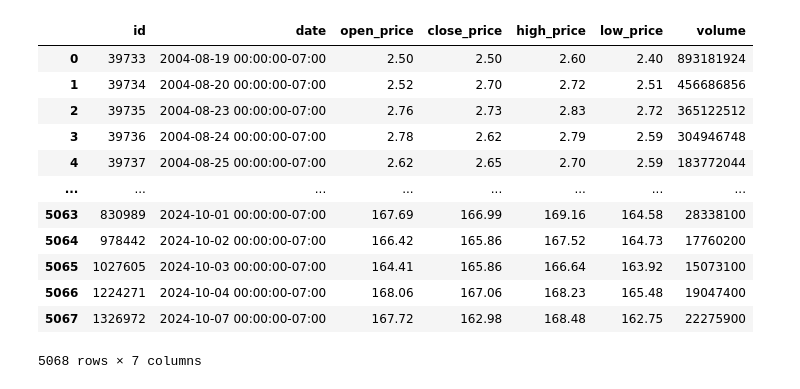
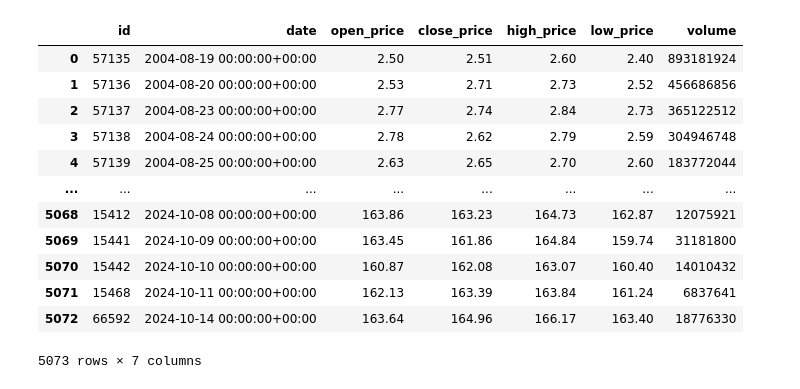
Before and after one commit to marcolanfranchi/stock-models, a Jupyter notebook: models/googl_regress.ipynb, the cells around one changed output. Drawn from its saved outputs; the diff is of its cells as text; code cells hidden in the pictures.

```diff
--- a/models/googl_regress.ipynb
+++ b/models/googl_regress.ipynb
@@ -16,28 +26,29 @@ from sklearn.metrics import accuracy_score
 # %%
-# connect to database and get data
+# connect to database and get price data
 
-conn = connect_to_db(env="dev")
+conn = connect_to_db(env="prod")
 cursor = conn.cursor()
 
 ticker = 'GOOGL'
-googl_data = pd.read_sql_query('''
+data = pd.read_sql_query('''
                                SELECT * FROM public.stocks WHERE ticker = 'GOOGL' ORDER BY date ASC;
                                ''', conn)
-googl_data = googl_data.drop(columns=['ticker'])
+data = data.drop(columns=['ticker'])
 # price_data = price_data.set_index('date')
-googl_data = pd.DataFrame(googl_data)
-googl_data
+data = pd.DataFrame(data)
+data
+# data.dtypes
 # %% [output]
 |  | id | date | open_price | close_price | high_price | low_price | volume |
-| 0 | 39733 | 2004-08-19 00:00:00-07:00 | 2.50 | 2.50 | 2.60 | 2.40 | 893181924 |
-| 1 | 39734 | 2004-08-20 00:00:00-07:00 | 2.52 | 2.70 | 2.72 | 2.51 | 456686856 |
-| 2 | 39735 | 2004-08-23 00:00:00-07:00 | 2.76 | 2.73 | 2.83 | 2.72 | 365122512 |
-| 3 | 39736 | 2004-08-24 00:00:00-07:00 | 2.78 | 2.62 | 2.79 | 2.59 | 304946748 |
-| 4 | 39737 | 2004-08-25 00:00:00-07:00 | 2.62 | 2.65 | 2.70 | 2.59 | 183772044 |
+| 0 | 57135 | 2004-08-19 00:00:00+00:00 | 2.50 | 2.51 | 2.60 | 2.40 | 893181924 |
+| 1 | 57136 | 2004-08-20 00:00:00+00:00 | 2.53 | 2.71 | 2.73 | 2.52 | 456686856 |
+| 2 | 57137 | 2004-08-23 00:00:00+00:00 | 2.77 | 2.74 | 2.84 | 2.73 | 365122512 |
+| 3 | 57138 | 2004-08-24 00:00:00+00:00 | 2.78 | 2.62 | 2.79 | 2.59 | 304946748 |
+| 4 | 57139 | 2004-08-25 00:00:00+00:00 | 2.63 | 2.65 | 2.70 | 2.60 | 183772044 |
 | ... | ... | ... | ... | ... | ... | ... | ... |
-| 5063 | 830989 | 2024-10-01 00:00:00-07:00 | 167.69 | 166.99 | 169.16 | 164.58 | 28338100 |
-| 5064 | 978442 | 2024-10-02 00:00:00-07:00 | 166.42 | 165.86 | 167.52 | 164.73 | 17760200 |
-| 5065 | 1027605 | 2024-10-03 00:00:00-07:00 | 164.41 | 165.86 | 166.64 | 163.92 | 15073100 |
-| 5066 | 1224271 | 2024-10-04 00:00:00-07:00 | 168.06 | 167.06 | 168.23 | 165.48 | 19047400 |
-| 5067 | 1326972 | 2024-10-07 00:00:00-07:00 | 167.72 | 162.98 | 168.48 | 162.75 | 22275900 |
+| 5068 | 15412 | 2024-10-08 00:00:00+00:00 | 163.86 | 163.23 | 164.73 | 162.87 | 12075921 |
+| 5069 | 15441 | 2024-10-09 00:00:00+00:00 | 163.45 | 161.86 | 164.84 | 159.74 | 31181800 |
+| 5070 | 15442 | 2024-10-10 00:00:00+00:00 | 160.87 | 162.08 | 163.07 | 160.40 | 14010432 |
+| 5071 | 15468 | 2024-10-11 00:00:00+00:00 | 162.13 | 163.39 | 163.84 | 161.24 | 6837641 |
+| 5072 | 66592 | 2024-10-14 00:00:00+00:00 | 163.64 | 164.96 | 166.17 | 163.40 | 18776330 |
-5068 rows × 7 columns
+5073 rows × 7 columns
```
Also changed, not shown: parts of 19 cells of this notebook, 1 other file.
